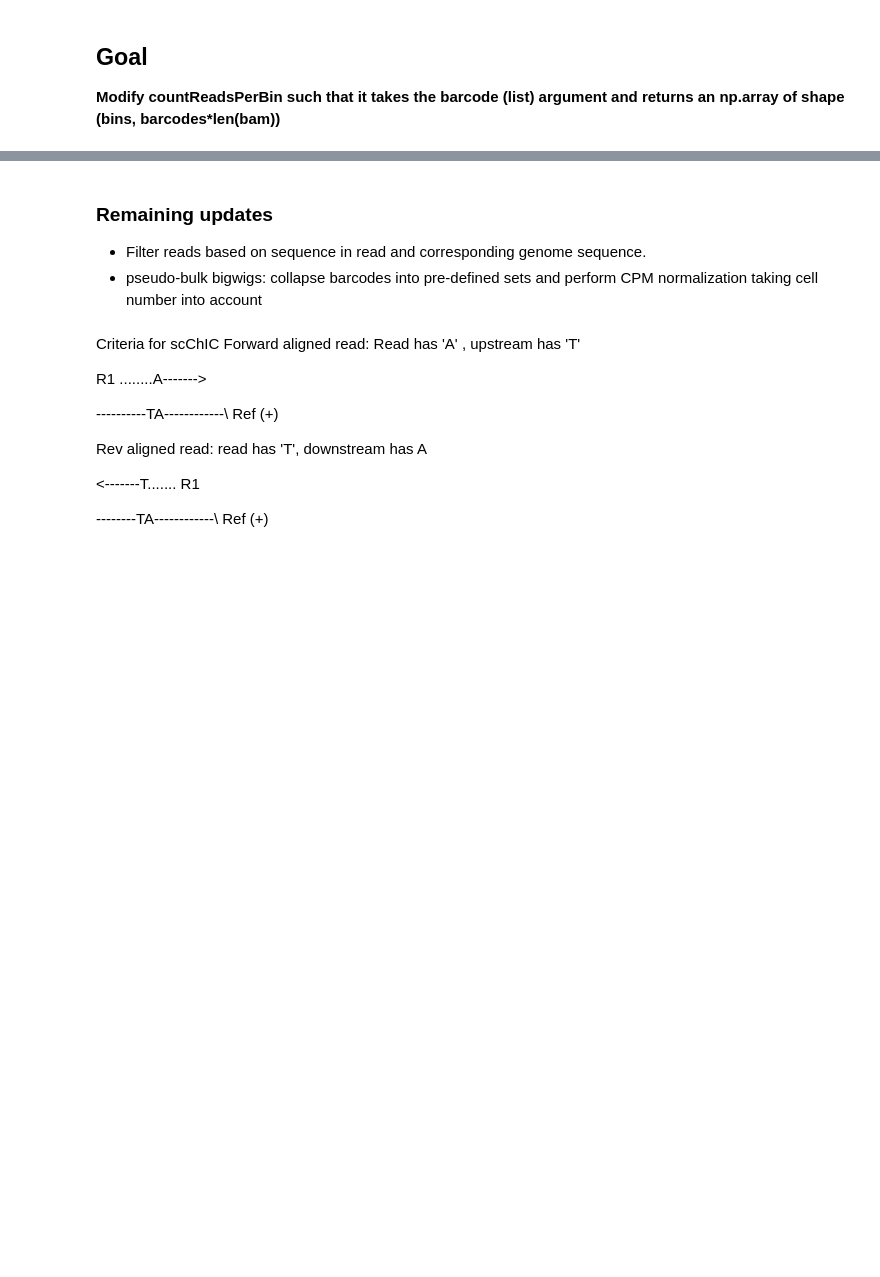
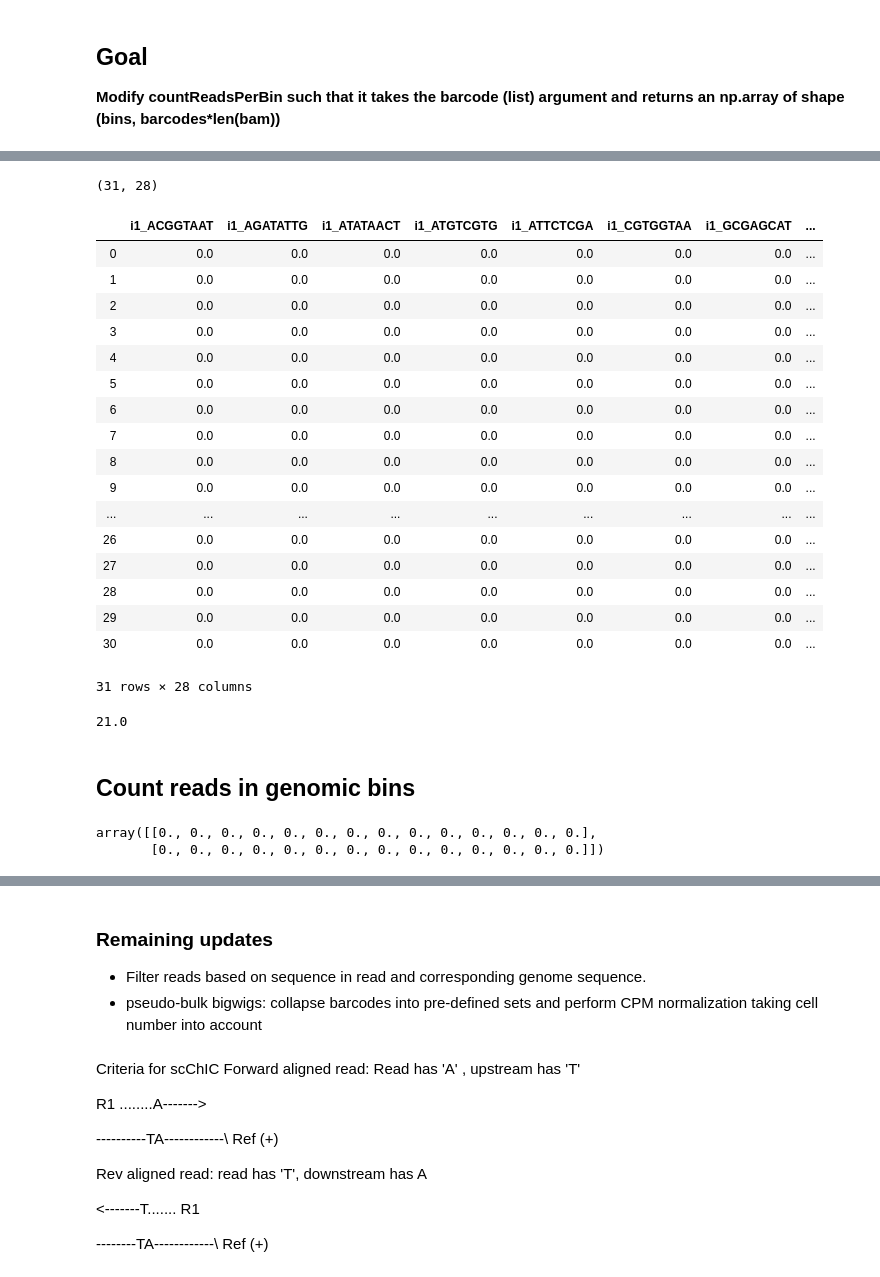
Before and after one commit to bhardwaj-lab/sincei, a Jupyter notebook: countReads_sc.ipynb, the cells around one changed output, grey strips where cells are left out. Saved outputs shown, nothing was run; the diff lists cells and outputs as text; code cells hidden in the pictures; blank space fills up the shorter version.

Commit message:
countReads seems to work for bed, gtf, gtf+metagene and bins

```diff
--- a/countReads_sc.ipynb
+++ b/countReads_sc.ipynb
@@ -25,19 +26,22 @@ whitelist = "testdata/test_barcodes.txt"#'/hpc/hub_oudenaarden/vbhardwaj/annotat
 with open(whitelist, 'r') as f:
     barcodes = f.read().splitlines()
 # %%
-bamfiles = ["/hpc/hub_oudenaarden/vbhardwaj/2019_scHiC/02_scChIC_test/10_singlecells_k4me3-ctcf_bonemarrow/dedup_bam/fBM-pCTCF-k4me3-i1.bam",
-           "/hpc/hub_oudenaarden/vbhardwaj/2019_scHiC/02_scChIC_test/10_singlecells_k4me3-ctcf_bonemarrow/dedup_bam/fBM-pCTCF-k4me3-i2.bam"]
-binSize = 100000
+#["testdata/backup/fBM-pCTCF-k4me3-i1_subset.bam", "testdata/backup/fBM-pCTCF-k4me3-i2_subset.bam"]
+# '/hpc/hub_oudenaarden/vbhardwaj/2019_scHiC/02_scChIC_test/10_singlecells_k4me3-ctcf_bonemarrow/dedup_bam/fBM-pCTCF-k4me3-i1.bam'
+#
+bamfiles = ["testdata/test_i1.bam", "testdata/test_i2.bam"]#['/hpc/hub_oudenaarden/vbhardwaj/2019_scHiC/02_scChIC_test/10_singlecells_k4me3-ctcf_bonemarrow/dedup_bam/fBM-pCTCF-k4me3-i1.bam']
+binSize = 5000000
 distanceBetweenBins = 0
 numberOfProcessors = 2
 genomeChunkSize = None
 stepsize = binSize + distanceBetweenBins
-bed_file = "testdata/test_region2.bed"
-blacklist = "/hpc/hub_oudenaarden/vbhardwaj/annotations/blacklists/mm10-blacklist.v2.bed"
+bed_file = "testdata/Chrna9.gtf"#"testdata/test_regions.bed"#
+blacklist = None
 
 labels = ['i1', 'i2']
-outFilePrefix = "test_counts"
+outFilePrefix = "testdata/test_counts"
 
 mtxFile = outFilePrefix + ".counts.mtx"
 rowNamesFile = outFilePrefix + ".rownames.txt"
 colNamesFile = outFilePrefix + ".colnames.txt"
+#barcodes = ['GGAGTCAT', 'ATTCTCGA']
@@ -104,0 +129,26 @@ works!!!!
+# %%
+bed_file = None
+c = countR.CountReadsPerBin(
+        bamfiles,
+        binLength=binSize,
+        stepSize=stepsize,
+        barcodes=barcodes,
+        motifFilter=None,
+        tagName='BC',
+        numberOfSamples=None,
+        numberOfProcessors=numberOfProcessors,
+        verbose=False,
+        region=None,
+        bedFile=bed_file,
+        blackListFileName=None,
+        extendReads=None,
+        minMappingQuality=0,
+        ignoreDuplicates=False,
+        center_read=False,
+        samFlag_include=None,
+        samFlag_exclude=None,
+        minFragmentLength=1,
+        maxFragmentLength=2000,
+        zerosToNans=False,
+        out_file_for_raw_data=rowNamesFile)
+num_reads_per_bin = c.run(allArgs=None)
@@ -104,0 +173,36 @@ works!!!!
+# %%
+num_reads_per_bin.shape
+# %% [output]
+(31, 28)
+# %%
+pd.DataFrame(num_reads_per_bin, columns=newlabels)
+# %% [output]
+|  | i1_ACGGTAAT | i1_AGATATTG | i1_ATATAACT | i1_ATGTCGTG | i1_ATTCTCGA | i1_CGTGGTAA | i1_GCGAGCAT | ... |
+| 0 | 0.0 | 0.0 | 0.0 | 0.0 | 0.0 | 0.0 | 0.0 | ... |
+| 1 | 0.0 | 0.0 | 0.0 | 0.0 | 0.0 | 0.0 | 0.0 | ... |
+| 2 | 0.0 | 0.0 | 0.0 | 0.0 | 0.0 | 0.0 | 0.0 | ... |
+| 3 | 0.0 | 0.0 | 0.0 | 0.0 | 0.0 | 0.0 | 0.0 | ... |
+| 4 | 0.0 | 0.0 | 0.0 | 0.0 | 0.0 | 0.0 | 0.0 | ... |
+| 5 | 0.0 | 0.0 | 0.0 | 0.0 | 0.0 | 0.0 | 0.0 | ... |
+| 6 | 0.0 | 0.0 | 0.0 | 0.0 | 0.0 | 0.0 | 0.0 | ... |
+| 7 | 0.0 | 0.0 | 0.0 | 0.0 | 0.0 | 0.0 | 0.0 | ... |
+| 8 | 0.0 | 0.0 | 0.0 | 0.0 | 0.0 | 0.0 | 0.0 | ... |
+| 9 | 0.0 | 0.0 | 0.0 | 0.0 | 0.0 | 0.0 | 0.0 | ... |
+| ... | ... | ... | ... | ... | ... | ... | ... | ... |
+| 26 | 0.0 | 0.0 | 0.0 | 0.0 | 0.0 | 0.0 | 0.0 | ... |
+| 27 | 0.0 | 0.0 | 0.0 | 0.0 | 0.0 | 0.0 | 0.0 | ... |
+| 28 | 0.0 | 0.0 | 0.0 | 0.0 | 0.0 | 0.0 | 0.0 | ... |
+| 29 | 0.0 | 0.0 | 0.0 | 0.0 | 0.0 | 0.0 | 0.0 | ... |
+| 30 | 0.0 | 0.0 | 0.0 | 0.0 | 0.0 | 0.0 | 0.0 | ... |
+31 rows × 28 columns
+# %%
+num_reads_per_bin.sum()
+# %% [output]
+21.0
+# %% [markdown]
+## Count reads in genomic bins
+# %%
+np.sum(num_reads_per_bin, axis = 0).reshape((2, 14))
+# %% [output]
+array([[0., 0., 0., 0., 0., 0., 0., 0., 0., 0., 0., 0., 0., 0.],
+       [0., 0., 0., 0., 0., 0., 0., 0., 0., 0., 0., 0., 0., 0.]])
```
Also changed, not shown: parts of 20 cells of this notebook, 1 other file.
